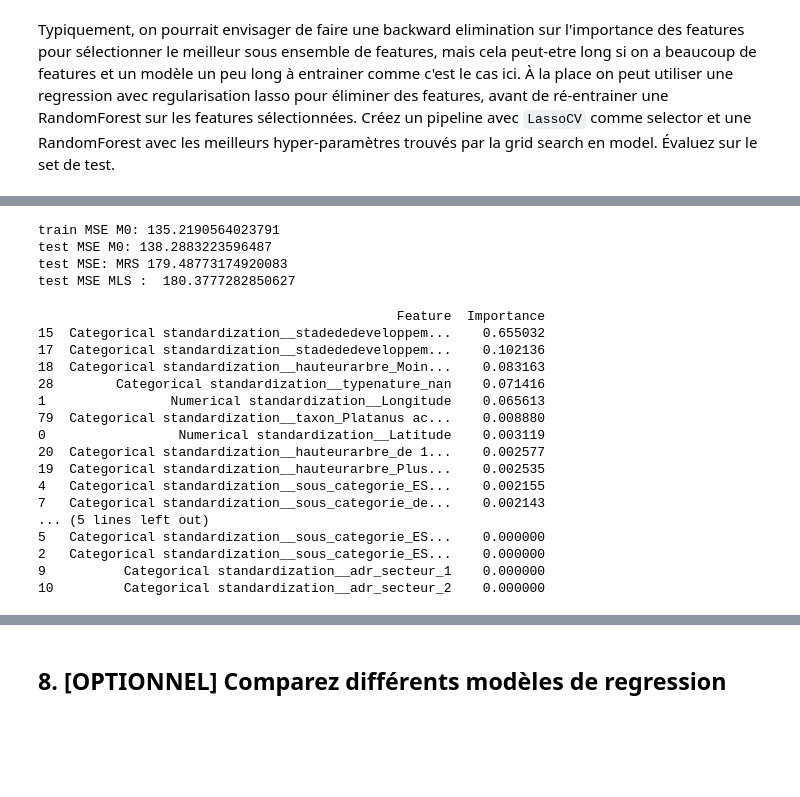
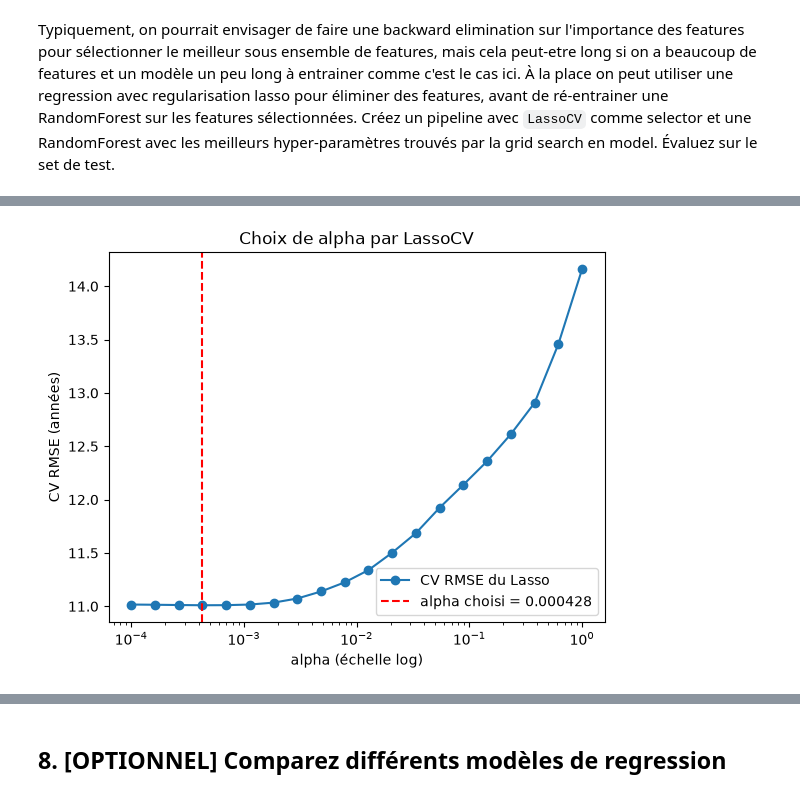
Before and after one commit to srcccninta/ML1, a Jupyter notebook: Notebooks/ML12_GridSearch_RandomForest.ipynb, the cells around one changed output, grey strips where cells are left out. Drawn from its saved outputs; the diff is of its cells as text; code cells hidden in the pictures; blank space fills up the shorter version.

```diff
--- a/Notebooks/ML12_GridSearch_RandomForest.ipynb
+++ b/Notebooks/ML12_GridSearch_RandomForest.ipynb
@@ -379,7 +383,7 @@ Typiquement, on pourrait envisager de faire une backward elimination sur l'impor
 # Code
 full_pipeline = Pipeline([
     ("prep", transformer),
-    ("selector", SelectFromModel(LassoCV(alphas=np.logspace(-3, 1, 20), cv=5, max_iter=10000))),
+    ("selector", SelectFromModel(LassoCV(alphas=np.logspace(-4, 0, 20), cv=5, max_iter=10000))),
     ("rfg", RandomForestRegressor(random_state=28)),
 ])
 
@@ -427,13 +421,0 @@ lasso_res.plot()
-# %%
-y_pred = full_pipeline.predict(X_test)
-mse2 = mean_squared_error(y_test, y_pred)
-
-print('train MSE M0:',np.mean(-cv_scores))
-print('test MSE M0: {0}'.format(mse_test0))
-print('test MSE: MRS', mse1)
-print('test MSE MLS : ', mse2)
-# %% [output]
-train MSE M0: 135.2190564023791
-test MSE M0: 138.2883223596487
-test MSE: MRS 179.48773174920083
-test MSE MLS :  180.3777282850627
@@ -446,34 +422,15 @@ test MSE MLS :  180.3777282850627
-# %%
-N = 20
-
-bm = full_pipeline[1]
-importances = bm.feature_importances_
-length = range(0,len(importances))
-
-feature_names = transformer.get_feature_names_out()
-feature_importance_df = pd.DataFrame({'Feature': feature_names[full_pipeline['selector'].get_support()], 'Importance': importances})
-
-# Rank features by importance
-feature_importance_df = feature_importance_df.sort_values(by='Importance', ascending=False)
-print(feature_importance_df[:N])
-
-# Select top N features (example selecting top 10 features)
-top_features = feature_importance_df['Feature'][:N].values
-# %% [output]
-                                              Feature  Importance
-15  Categorical standardization__stadededeveloppem...    0.655032
-17  Categorical standardization__stadededeveloppem...    0.102136
-18  Categorical standardization__hauteurarbre_Moin...    0.083163
-28        Categorical standardization__typenature_nan    0.071416
-1                Numerical standardization__Longitude    0.065613
-79  Categorical standardization__taxon_Platanus ac...    0.008880
-0                 Numerical standardization__Latitude    0.003119
-20  Categorical standardization__hauteurarbre_de 1...    0.002577
-19  Categorical standardization__hauteurarbre_Plus...    0.002535
-4   Categorical standardization__sous_categorie_ES...    0.002155
-7   Categorical standardization__sous_categorie_de...    0.002143
-... (5 lines left out)
-5   Categorical standardization__sous_categorie_ES...    0.000000
-2   Categorical standardization__sous_categorie_ES...    0.000000
-9          Categorical standardization__adr_secteur_1    0.000000
-10         Categorical standardization__adr_secteur_2    0.000000
+# %%
+lasso = full_pipeline['selector'].estimator_
+
+rmse_par_alpha = np.sqrt(lasso.mse_path_).mean(axis=1)
+
+plt.plot(lasso.alphas_, rmse_par_alpha, marker='o', label='CV RMSE du Lasso')
+plt.axvline(lasso.alpha_, color='r', linestyle='--', label=f'alpha choisi = {lasso.alpha_:.3g}')
+plt.xscale('log')
+plt.xlabel('alpha (échelle log)')
+plt.ylabel('CV RMSE (années)')
+plt.title('Choix de alpha par LassoCV')
+plt.legend()
+plt.show()
+# %% [output]
+[figure, added]
```
Also changed, not shown: parts of 17 cells of this notebook.
